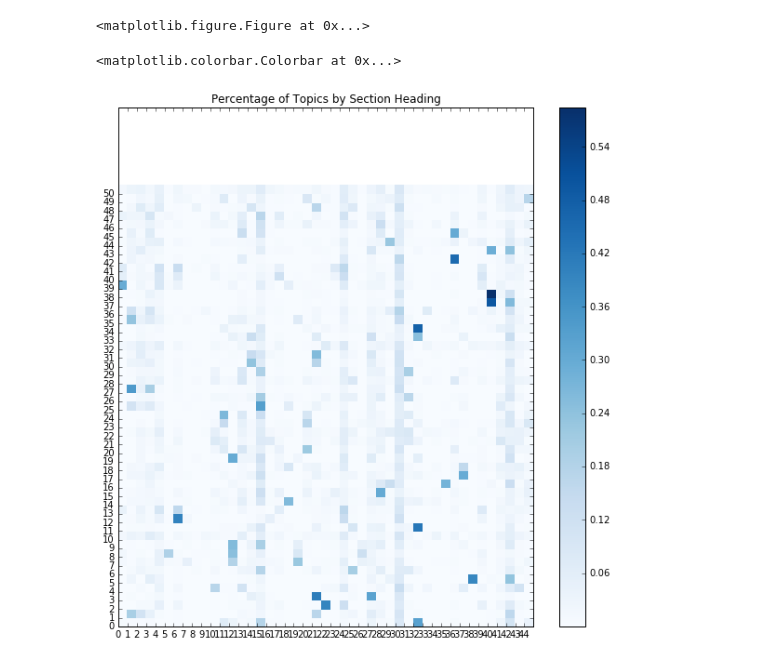
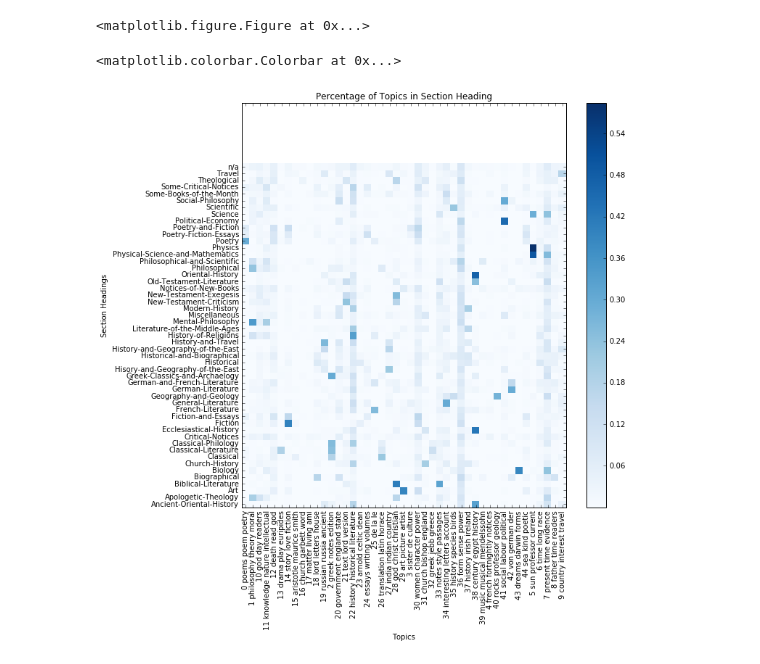
Before and after one commit to sceckert/periodical-project, a Jupyter notebook: Periodical-Project.ipynb, the cells around one changed output. Cells and saved outputs as stored; diff of their text form; code cells hidden in the pictures.

Commit message:
add labels to heatmap

```diff
--- a/Periodical-Project.ipynb
+++ b/Periodical-Project.ipynb
@@ -307,3 +307,6 @@ fixed_mean_percentage_of_topic_in_section_heading
 | Travel | 0.001610 | 0.002826 | 0.021408 | 0.013355 | ... |
 | n/a | 0.017232 | 0.032607 | 0.038667 | 0.019106 | ... |
 51 rows × 45 columns
+# %%
+topics = fixed_mean_percentage_of_topic_in_section_heading[:0]
+topics
@@ -309,0 +317,3 @@ fixed_mean_percentage_of_topic_in_section_heading
+# %%
+section_headings = fixed_mean_percentage_of_topic_in_section_heading.index
+section_headings
@@ -359,12 +390,15 @@ plt.figure(figsize=(10, 10))
 <matplotlib.figure.Figure at 0x...>
 # %%
 plt.pcolor(fixed_mean_percentage_of_topic_in_section_heading, cmap='Blues')
-plt.yticks(np.arange(fixed_mean_percentage_of_topic_in_section_heading.shape[0]))
-plt.xticks(np.arange(fixed_mean_percentage_of_topic_in_section_heading.shape[1]));
-plt.title('Percentage of Topics by Section Heading')
+plt.yticks(np.arange(fixed_mean_percentage_of_topic_in_section_heading.shape[0])+0.5, section_headings);
+plt.xticks(np.arange(fixed_mean_percentage_of_topic_in_section_heading.shape[1])+0.5, topics);
+plt.xticks(rotation=90)
+plt.ylabel('Section Headings')
+plt.xlabel('Topics')
+plt.title('Percentage of Topics in Section Heading')
 plt.colorbar(cmap='Blues')
 # %% [output]
 <matplotlib.colorbar.Colorbar at 0x...>
-[figure, old version]
+[figure, new version]
 # %%
 plt.pcolor(transposed_mean_percent_of_topic_in_section_heading, cmap='Blues')
```
Also changed, not shown: parts of 3 cells of this notebook.
